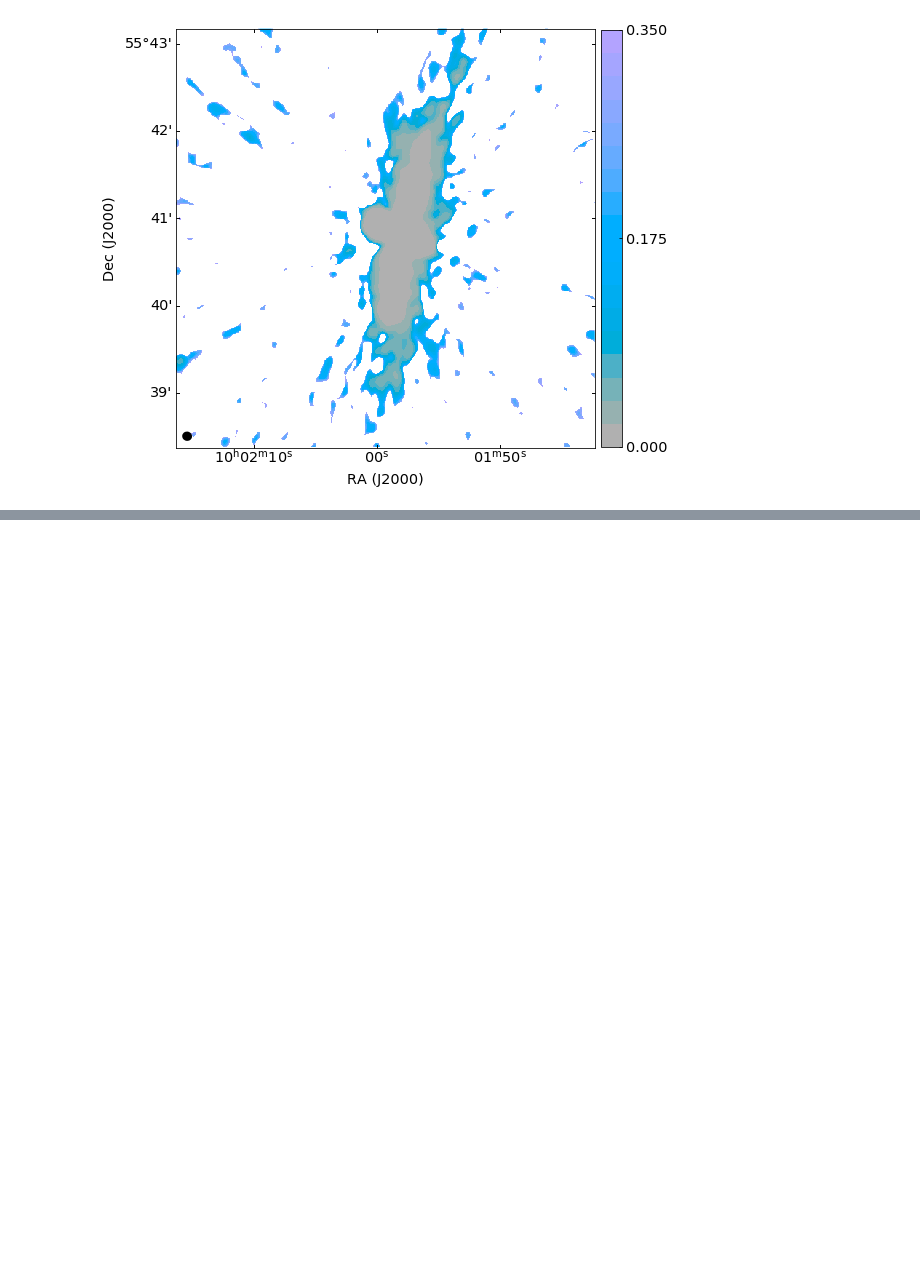
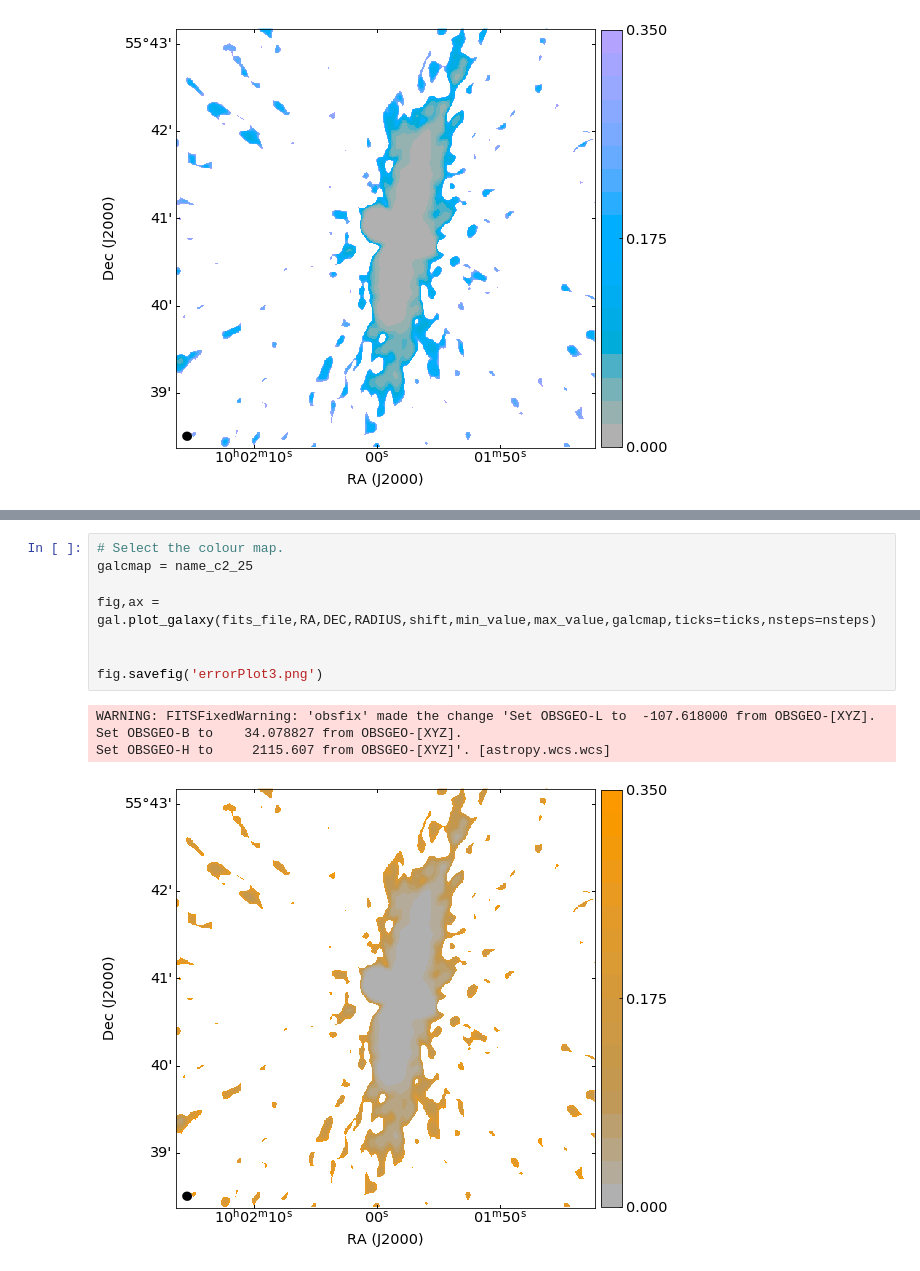
Before and after one commit to mlarichardson/CosmosCanvas, a Jupyter notebook: DebugSpecIndex_Error.ipynb, the cells around one changed output, grey strips where cells are left out. Cells and saved outputs as stored; diff of their text form; blank space fills up the shorter version.

```diff
--- a/DebugSpecIndex_Error.ipynb
+++ b/DebugSpecIndex_Error.ipynb
@@ -302,0 +348,13 @@ Set OBSGEO-H to     2115.607 from OBSGEO-[XYZ]'. [astropy.wcs.wcs]
+# %%
+# Select the colour map.
+galcmap = name_c2_25
+
+fig,ax = gal.plot_galaxy(fits_file,RA,DEC,RADIUS,shift,min_value,max_value,galcmap,ticks=ticks,nsteps=nsteps)
+
+
+fig.savefig('errorPlot3.png')
+# %% [output]
+WARNING: FITSFixedWarning: 'obsfix' made the change 'Set OBSGEO-L to  -107.618000 from OBSGEO-[XYZ].
+Set OBSGEO-B to    34.078827 from OBSGEO-[XYZ].
+Set OBSGEO-H to     2115.607 from OBSGEO-[XYZ]'. [astropy.wcs.wcs]
+[figure, added]
```
Also changed, not shown: parts of 6 cells of this notebook.
